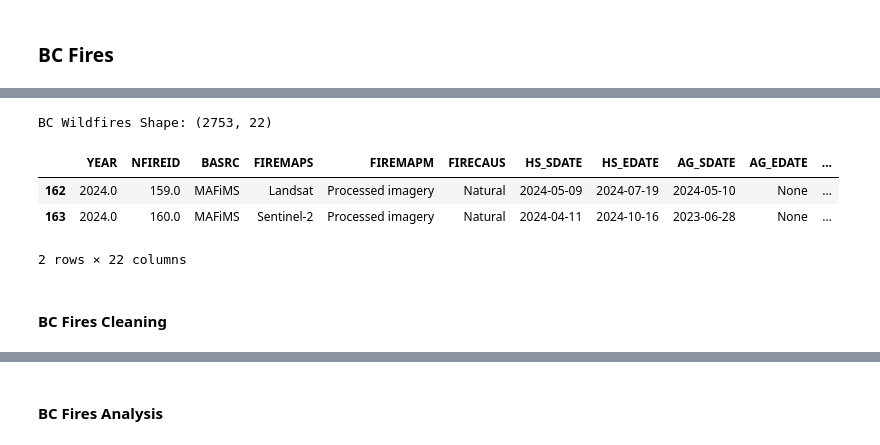
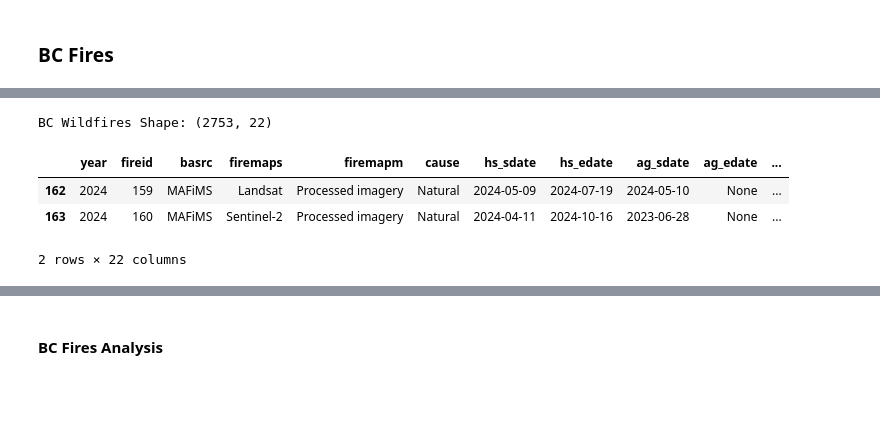
Before and after one commit to Mitch-P-Analyst/wildfire-risk-analysis, a Jupyter notebook: notebooks/03_shapefiles.ipynb, the cells around one changed output, grey strips where cells are left out. Saved outputs shown, nothing was run; the diff lists cells and outputs as text; code cells hidden in the pictures; blank space fills up the shorter version.

```diff
--- a/notebooks/03_shapefiles.ipynb
+++ b/notebooks/03_shapefiles.ipynb
@@ -74,18 +74,18 @@ AttributeError: 'dict' object has no attribute 'name'
 
 # 1. Get union of all column names
 all_cols = sorted(
-    {col for gdf in all_gdfs.values() for col in gdf.columns}
+    {col for gdf in all_gdfs_dct.values() for col in gdf.columns}
 )
 
 # 2. Create a DataFrame of False
 presence = pd.DataFrame(
     False,
-    index=all_gdfs.keys(),
+    index=all_gdfs_dct.keys(),
     columns=all_cols,
 )
 
 # 3. Mark columns that exist in each GeoDataFrame
-for name, gdf in all_gdfs.items():
+for name, gdf in all_gdfs_dct.items():
     presence.loc[name, gdf.columns] = True
 
 presence
@@ -136,12 +136,12 @@ Index(['ADJ_FLAG', 'ADJ_HA', 'ADMIN_AREA', 'AG_EDATE', 'AG_SDATE', 'BASRC',
 # %%
 
 # Pick a reference CRS from the first GeoDataFrame
-first_gdf = next(iter(all_gdfs.values()))
+first_gdf = next(iter(all_gdfs_dct.values()))
 target_crs = first_gdf.crs
 
 gdfs_to_concat = []
 
-for name, gdf in all_gdfs.items():
+for name, gdf in all_gdfs_dct.items():
     # reproject if needed
     if gdf.crs != target_crs:
         gdf = gdf.to_crs(target_crs)
@@ -159,3 +159,4 @@ fires_all_years = gpd.GeoDataFrame(
 )
 # %%
 combined = {"NBAC_all_years": fires_all_years}
+all_gdf_df = combined["NBAC_all_years"]
@@ -197,0 +272,21 @@ dtype: int64
+# %%
+all_gdf_df = all_gdf_df.copy()
+
+all_gdf_df['YEAR'] = all_gdf_df['YEAR'].astype(int)
+all_gdf_df['NFIREID'] = all_gdf_df['NFIREID'].astype(int)
+all_gdf_df['hs_sdate'] = all_gdf_df['hs_sdate'].astype('datetime64[ns]')
+all_gdf_df['hs_edate'] = all_gdf_df['hs_edate'].astype('datetime64[ns]')
+all_gdf_df['ag_sdate'] = all_gdf_df['ag_sdate'].astype('datetime64[ns]')
+all_gdf_df['ag_edate'] = all_gdf_df['ag_edate'].astype('datetime64[ns]')
+all_gdf_df['capdate'] = all_gdf_df['capdate'].astype('datetime64[ns]')
+
+col_names = {
+    'Shape_Leng' : "shape_length",
+    "FIRECAUS": "CAUSE",
+    "NFIREID": "FIREID",
+
+}
+all_gdf_df = all_gdf_df.rename(columns=col_names)
+
+# lower-case all column names in one line
+all_gdf_df.columns = all_gdf_df.columns.str.lower()
@@ -215,12 +315,10 @@ Name: geometry, Length: 1960, dtype: geometry
 # %%
-BC_gdfs = combined["NBAC_all_years"][combined["NBAC_all_years"]['ADMIN_AREA']=='BC']
+BC_gdfs = all_gdf_df[all_gdf_df['admin_area']=='BC']
 print(f'BC Wildfires Shape: {BC_gdfs.shape}\n')
 BC_gdfs.head(2)
 # %% [output]
 BC Wildfires Shape: (2753, 22)
-|  | YEAR | NFIREID | BASRC | FIREMAPS | FIREMAPM | FIRECAUS | HS_SDATE | HS_EDATE | AG_SDATE | AG_EDATE | ... |
-| 162 | 2024.0 | 159.0 | MAFiMS | Landsat | Processed imagery | Natural | 2024-05-09 | 2024-07-19 | 2024-05-10 | None | ... |
-| 163 | 2024.0 | 160.0 | MAFiMS | Sentinel-2 | Processed imagery | Natural | 2024-04-11 | 2024-10-16 | 2023-06-28 | None | ... |
+|  | year | fireid | basrc | firemaps | firemapm | cause | hs_sdate | hs_edate | ag_sdate | ag_edate | ... |
+| 162 | 2024 | 159 | MAFiMS | Landsat | Processed imagery | Natural | 2024-05-09 | 2024-07-19 | 2024-05-10 | None | ... |
+| 163 | 2024 | 160 | MAFiMS | Sentinel-2 | Processed imagery | Natural | 2024-04-11 | 2024-10-16 | 2023-06-28 | None | ... |
 2 rows × 22 columns
-# %% [markdown]
-#### BC Fires Cleaning
```
Also changed, not shown: parts of 26 cells of this notebook, 4 other files.
